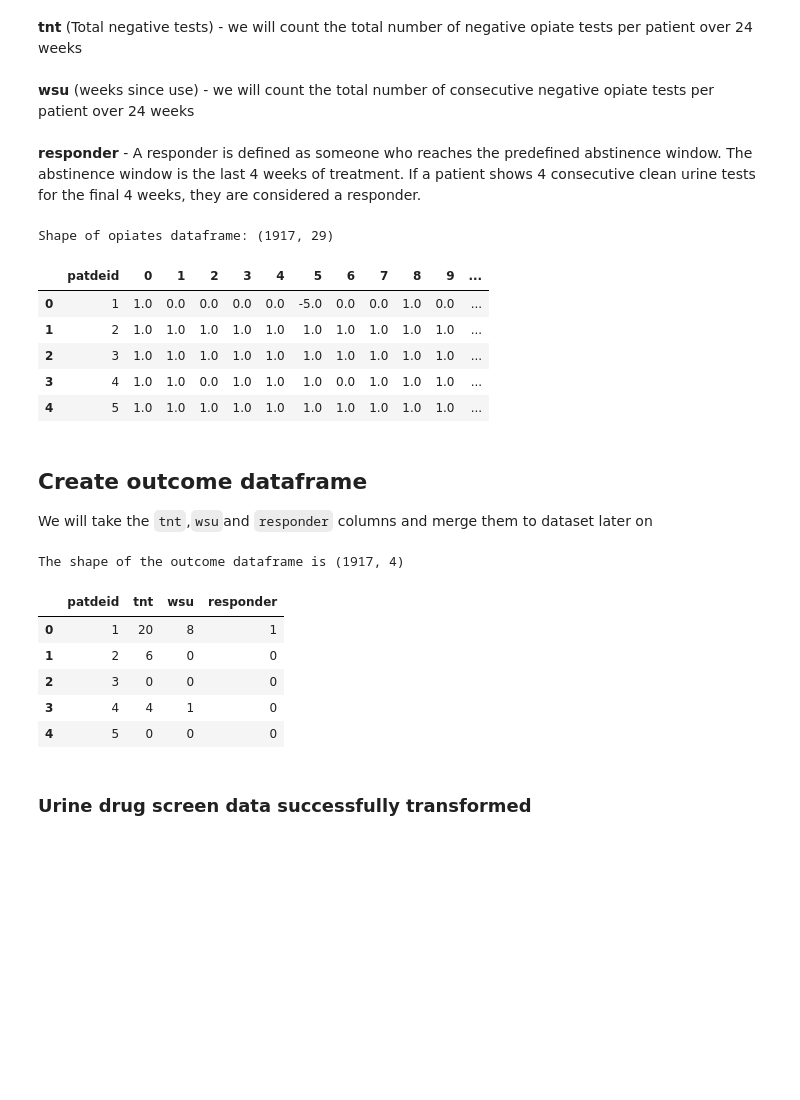
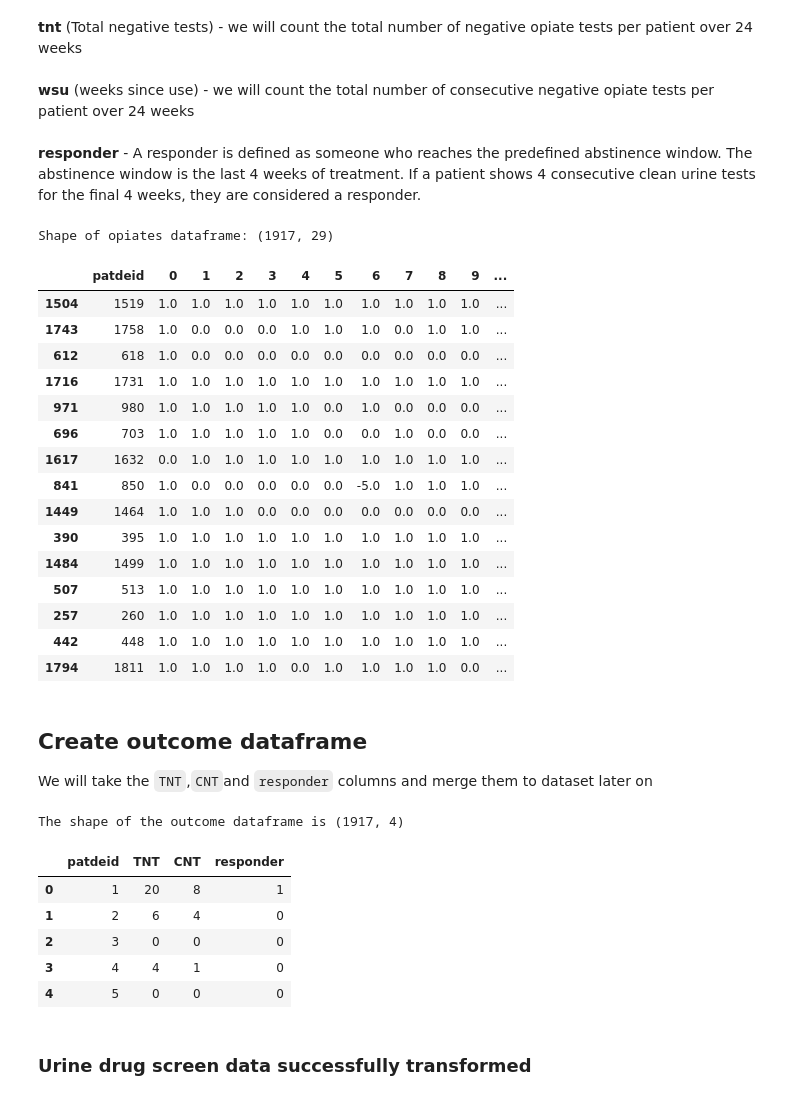
Before and after one commit to DanHerman212/oud_treatment_outcome, a Jupyter notebook: notebooks/1_data_cleaning.ipynb, the cells around one changed output. Cells and saved outputs as stored; diff of their text form; code cells hidden in the pictures; blank space fills up the shorter version.

````diff
--- a/notebooks/1_data_cleaning.ipynb
+++ b/notebooks/1_data_cleaning.ipynb
@@ -361,9 +362,9 @@ Shape of flattened dataframe: (1314, 76)
 ## Transform the urine drug screen data
 # %%
 # define parameters
-uds_cols = ['patdeid','VISIT','AB001','AB001B','UDS001','UDS001A','UDS001B', 'UDS003', 'UDS004', 'UDS005', 'UDS006', 'UDS007', 'UDS008', 'UDS009', 'UDS010', 'UDS011', 'UDS012', 'UDS013']
+uds_cols = ['patdeid','VISIT','AB001', 'UDS005', 'UDS006', 'UDS007', 'UDS008', 'UDS009', 'UDS010', 'UDS011', 'UDS012', 'UDS013']
 
-rename_cols = {'AB001':'t_alcohol','AB001B':'alc_result','UDS001':'urine_test','UDS001A':'refuse_reason','UDS001B':'other_reason', 'UDS003':'urine_temp','UDS004':'supervised','UDS005':'t_Amphetamines', 'UDS006':'t_Benzodiazepines','UDS007':'t_Methadone', 'UDS008':'t_Oxycodone', 'UDS009':'t_Cocaine', 'UDS010':'t_Methamphetamine', 'UDS011':'t_Opiate300', 'UDS012':'t_Cannabinoids', 'UDS013':'t_Propoxyphene'}
+rename_cols = {'AB001':'test_alcohol','UDS005':'test_Amphetamines', 'UDS006':'test_Benzodiazepines','UDS007':'test_Methadone', 'UDS008':'test_Oxycodone', 'UDS009':'test_Cocaine', 'UDS010':'test_Methamphetamine', 'UDS011':'test_Opiate300', 'UDS012':'test_Cannabinoids', 'UDS013':'test_Propoxyphene'}
 
 # execute clean function
 uds = clean_df(uds, uds_cols, rename_cols)
@@ -476,37 +483,48 @@ def uds_features(df):
     return tests
 # %%
+# set options so that column width is NOT truncated
 pd.set_option('display.max_columns', None)
 
 # execute uds features function
-opiates = uds_features(uds)
+tests = uds_features(uds)
 
 # review shape and first 5 rows
-print(f'Shape of opiates dataframe: {opiates.shape}')
-opiates[:5]
+print(f'Shape of opiates dataframe: {tests.shape}')
+tests.sample(15)
 # %% [output]
 Shape of opiates dataframe: (1917, 29)
 |  | patdeid | 0 | 1 | 2 | 3 | 4 | 5 | 6 | 7 | 8 | 9 | ... |
-| 0 | 1 | 1.0 | 0.0 | 0.0 | 0.0 | 0.0 | -5.0 | 0.0 | 0.0 | 1.0 | 0.0 | ... |
-| 1 | 2 | 1.0 | 1.0 | 1.0 | 1.0 | 1.0 | 1.0 | 1.0 | 1.0 | 1.0 | 1.0 | ... |
-| 2 | 3 | 1.0 | 1.0 | 1.0 | 1.0 | 1.0 | 1.0 | 1.0 | 1.0 | 1.0 | 1.0 | ... |
-| 3 | 4 | 1.0 | 1.0 | 0.0 | 1.0 | 1.0 | 1.0 | 0.0 | 1.0 | 1.0 | 1.0 | ... |
-| 4 | 5 | 1.0 | 1.0 | 1.0 | 1.0 | 1.0 | 1.0 | 1.0 | 1.0 | 1.0 | 1.0 | ... |
+| 1504 | 1519 | 1.0 | 1.0 | 1.0 | 1.0 | 1.0 | 1.0 | 1.0 | 1.0 | 1.0 | 1.0 | ... |
+| 1743 | 1758 | 1.0 | 0.0 | 0.0 | 0.0 | 1.0 | 1.0 | 1.0 | 0.0 | 1.0 | 1.0 | ... |
+| 612 | 618 | 1.0 | 0.0 | 0.0 | 0.0 | 0.0 | 0.0 | 0.0 | 0.0 | 0.0 | 0.0 | ... |
+| 1716 | 1731 | 1.0 | 1.0 | 1.0 | 1.0 | 1.0 | 1.0 | 1.0 | 1.0 | 1.0 | 1.0 | ... |
+| 971 | 980 | 1.0 | 1.0 | 1.0 | 1.0 | 1.0 | 0.0 | 1.0 | 0.0 | 0.0 | 0.0 | ... |
+| 696 | 703 | 1.0 | 1.0 | 1.0 | 1.0 | 1.0 | 0.0 | 0.0 | 1.0 | 0.0 | 0.0 | ... |
+| 1617 | 1632 | 0.0 | 1.0 | 1.0 | 1.0 | 1.0 | 1.0 | 1.0 | 1.0 | 1.0 | 1.0 | ... |
+| 841 | 850 | 1.0 | 0.0 | 0.0 | 0.0 | 0.0 | 0.0 | -5.0 | 1.0 | 1.0 | 1.0 | ... |
+| 1449 | 1464 | 1.0 | 1.0 | 1.0 | 0.0 | 0.0 | 0.0 | 0.0 | 0.0 | 0.0 | 0.0 | ... |
+| 390 | 395 | 1.0 | 1.0 | 1.0 | 1.0 | 1.0 | 1.0 | 1.0 | 1.0 | 1.0 | 1.0 | ... |
+| 1484 | 1499 | 1.0 | 1.0 | 1.0 | 1.0 | 1.0 | 1.0 | 1.0 | 1.0 | 1.0 | 1.0 | ... |
+| 507 | 513 | 1.0 | 1.0 | 1.0 | 1.0 | 1.0 | 1.0 | 1.0 | 1.0 | 1.0 | 1.0 | ... |
+| 257 | 260 | 1.0 | 1.0 | 1.0 | 1.0 | 1.0 | 1.0 | 1.0 | 1.0 | 1.0 | 1.0 | ... |
+| 442 | 448 | 1.0 | 1.0 | 1.0 | 1.0 | 1.0 | 1.0 | 1.0 | 1.0 | 1.0 | 1.0 | ... |
+| 1794 | 1811 | 1.0 | 1.0 | 1.0 | 1.0 | 0.0 | 1.0 | 1.0 | 1.0 | 1.0 | 0.0 | ... |
 # %% [markdown]
 ## Create outcome dataframe
-We will take the ```tnt```,```wsu```and ```responder``` columns and merge them to dataset later on
+We will take the ```TNT```,```CNT```and ```responder``` columns and merge them to dataset later on
 # %%
 # outcome dataframe
 
-outcome = opiates.loc[:,['patdeid','tnt','wsu','responder']]
+outcome = tests.loc[:,['patdeid','TNT','CNT','responder']]
 
 print(f'The shape of the outcome dataframe is {outcome.shape}')
 
 outcome[:5]
 # %% [output]
 The shape of the outcome dataframe is (1917, 4)
-|  | patdeid | tnt | wsu | responder |
+|  | patdeid | TNT | CNT | responder |
 | 0 | 1 | 20 | 8 | 1 |
-| 1 | 2 | 6 | 0 | 0 |
+| 1 | 2 | 6 | 4 | 0 |
 | 2 | 3 | 0 | 0 | 0 |
 | 3 | 4 | 4 | 1 | 0 |
 | 4 | 5 | 0 | 0 | 0 |
````
Also changed, not shown: parts of 18 cells of this notebook.
